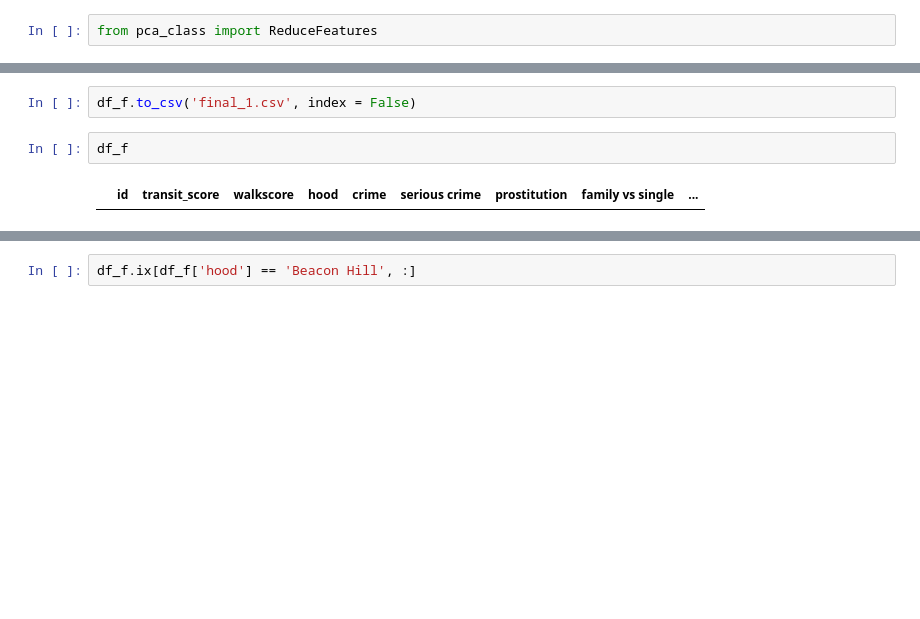
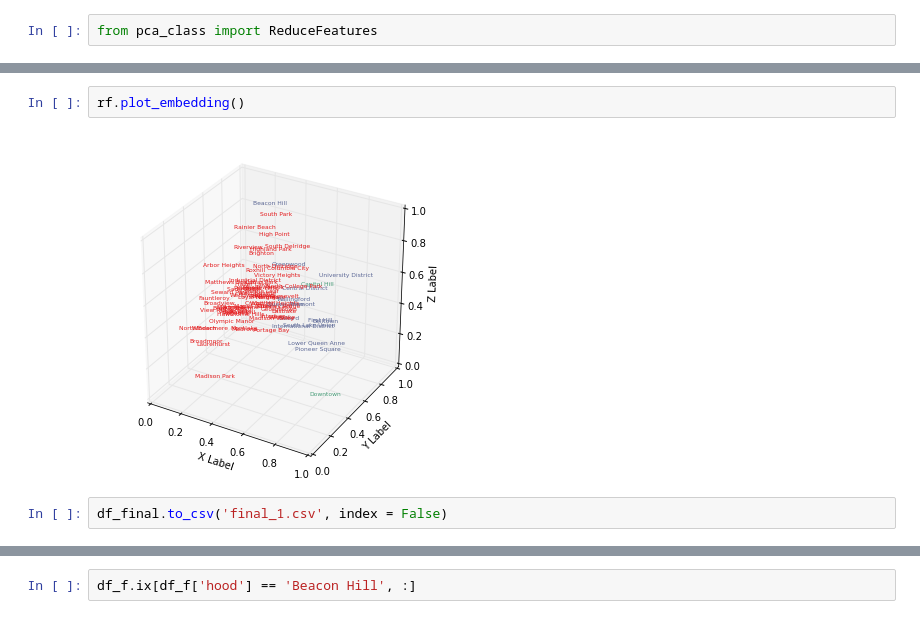
Before and after one commit to easadler/hood_project, a Jupyter notebook: combine data.ipynb, the cells around one changed output, grey strips where cells are left out. Drawn from its saved outputs; the diff is of its cells as text; blank space fills up the shorter version.

```diff
--- a/combine data.ipynb
+++ b/combine data.ipynb
@@ -99,6 +154,6 @@ df_c
+# %%
+rf.plot_embedding()
+# %% [output]
+[figure, added]
 # %%
-df_f.to_csv('final_1.csv', index = False)
+df_final.to_csv('final_1.csv', index = False)
-# %%
-df_f
-# %% [output]
-|  | id | transit_score | walkscore | hood | crime | serious crime | prostitution | family vs single | ... |
```
Also changed, not shown: parts of 28 cells of this notebook, 12 other files.
